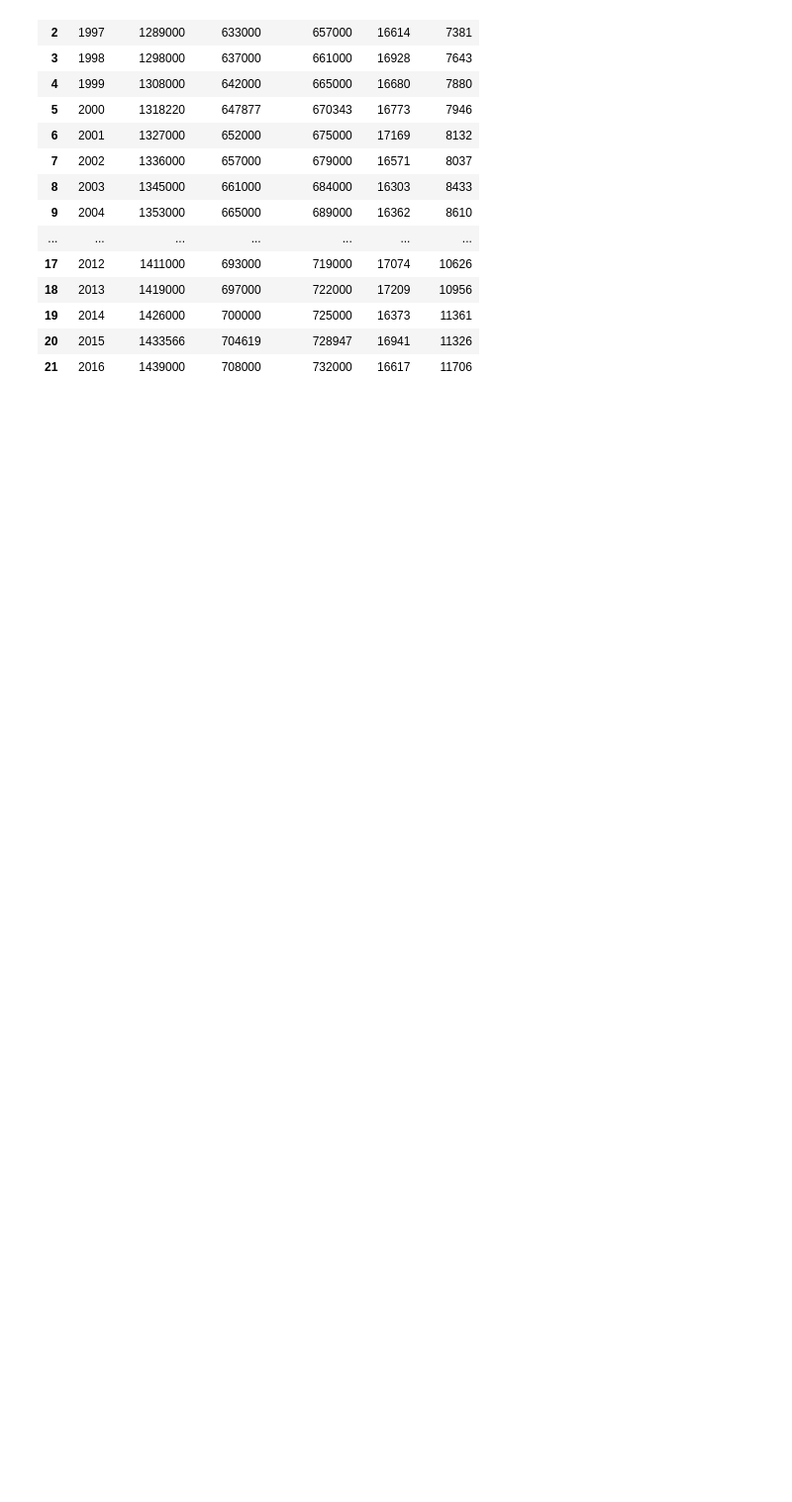
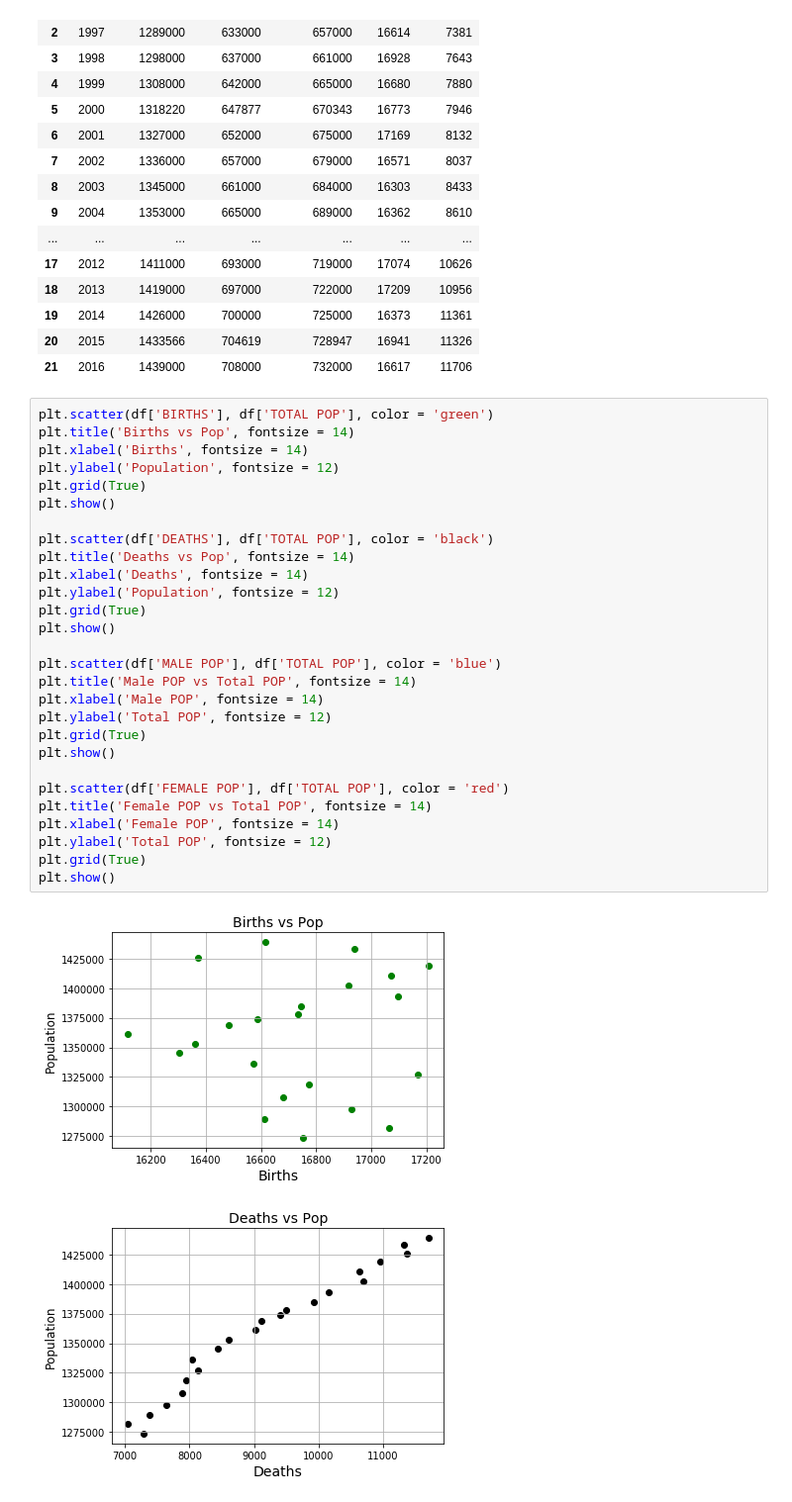
Before and after one commit to 9cLUNA/Okinawa-Population, a Jupyter notebook: oki_pop.ipynb, the cells around one changed output. Shown at 99% size. Drawn from its saved outputs; the diff is of its cells as text; blank space fills up the shorter version.

```diff
--- a/oki_pop.ipynb
+++ b/oki_pop.ipynb
@@ -210,3 +179,34 @@ df
 | 19 | 2014 | 1426000 | 700000 | 725000 | 16373 | 11361 |
 | 20 | 2015 | 1433566 | 704619 | 728947 | 16941 | 11326 |
 | 21 | 2016 | 1439000 | 708000 | 732000 | 16617 | 11706 |
+# %%
+plt.scatter(df['BIRTHS'], df['TOTAL POP'], color = 'green')
+plt.title('Births vs Pop', fontsize = 14)
+plt.xlabel('Births', fontsize = 14)
+plt.ylabel('Population', fontsize = 12)
+plt.grid(True)
+plt.show()
+
+plt.scatter(df['DEATHS'], df['TOTAL POP'], color = 'black')
+plt.title('Deaths vs Pop', fontsize = 14)
+plt.xlabel('Deaths', fontsize = 14)
+plt.ylabel('Population', fontsize = 12)
+plt.grid(True)
+plt.show()
+
+plt.scatter(df['MALE POP'], df['TOTAL POP'], color = 'blue')
+plt.title('Male POP vs Total POP', fontsize = 14)
+plt.xlabel('Male POP', fontsize = 14)
+plt.ylabel('Total POP', fontsize = 12)
+plt.grid(True)
+plt.show()
+
+plt.scatter(df['FEMALE POP'], df['TOTAL POP'], color = 'red')
+plt.title('Female POP vs Total POP', fontsize = 14)
+plt.xlabel('Female POP', fontsize = 14)
+plt.ylabel('Total POP', fontsize = 12)
+plt.grid(True)
+plt.show()
+# %% [output]
+[figure, added]
+[figure, added]
```
Also changed, not shown: parts of 23 cells of this notebook, 1 other file.
